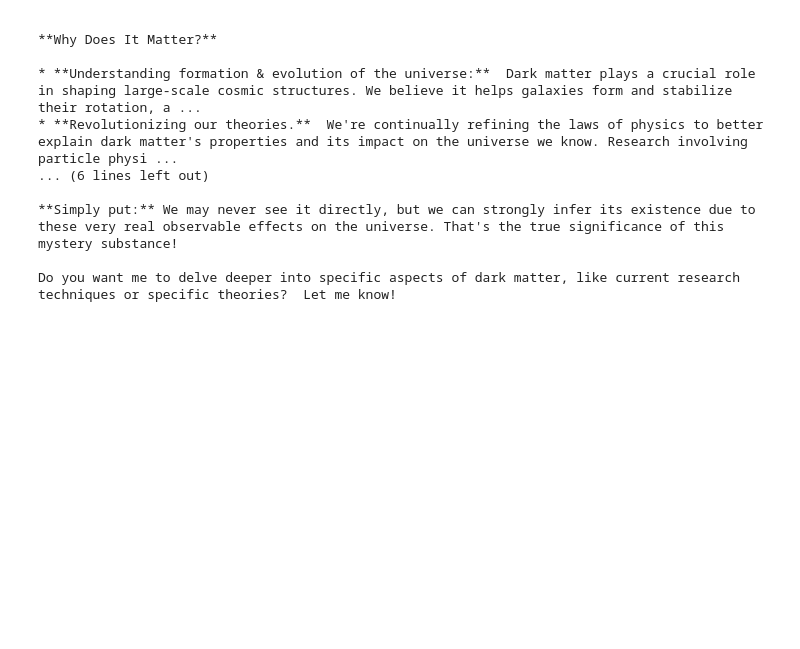
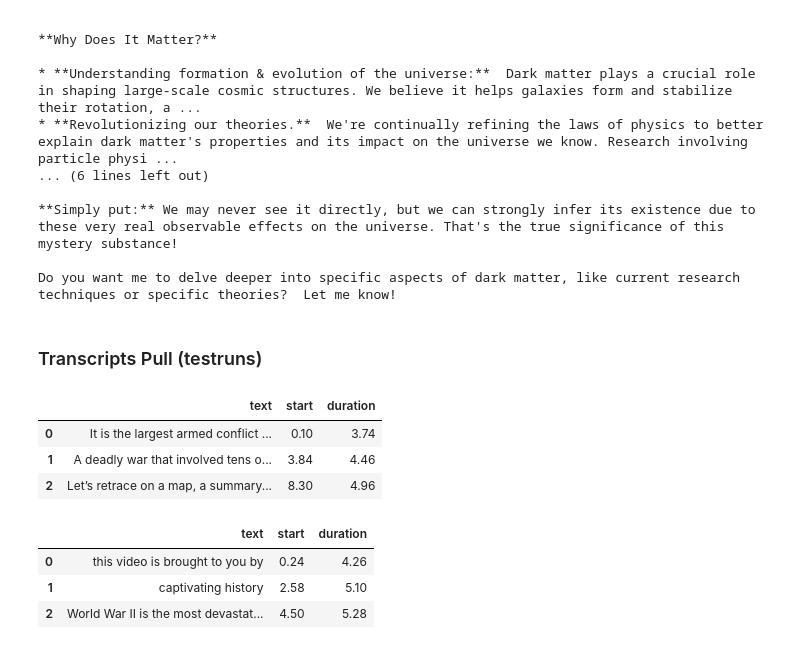
Before and after one commit to quickSilverShanks/VidSage, a Jupyter notebook: notebooks/code_testruns.ipynb, the cells around one changed output. Saved outputs shown, nothing was run; the diff lists cells and outputs as text; code cells hidden in the pictures; blank space fills up the shorter version.

```diff
--- a/notebooks/code_testruns.ipynb
+++ b/notebooks/code_testruns.ipynb
@@ -414,3 +414,31 @@ There's a lot to explore when investigating the fascinating mystery of dark matt
 **Simply put:** We may never see it directly, but we can strongly infer its existence due to these very real observable effects on the universe. That's the true significance of this mystery substance!
 
 Do you want me to delve deeper into specific aspects of dark matter, like current research techniques or specific theories?  Let me know!
+# %% [markdown]
+### Transcripts Pull (testruns)
+# %%
+from youtube_transcript_api import YouTubeTranscriptApi
+import pandas as pd
+VIDEO_ID = 'AUXIuYHFgBE'
+LANG = ['en', 'en-US', ]
+srt = YouTubeTranscriptApi.get_transcript(VIDEO_ID, languages=LANG)
+df_srt = pd.DataFrame(srt)
+df_srt.head(3)
+# %% [output]
+|  | text | start | duration |
+| 0 | It is the largest armed conflict ... | 0.10 | 3.74 |
+| 1 | A deadly war that involved tens o... | 3.84 | 4.46 |
+| 2 | Let’s retrace on a map, a summary... | 8.30 | 4.96 |
+# %%
+from youtube_transcript_api import YouTubeTranscriptApi
+import pandas as pd
+VIDEO_ID = 'YoaXGUq-l50'
+LANG = ['en', 'en-US', ]
+srt = YouTubeTranscriptApi.get_transcript(VIDEO_ID, languages=LANG)
+df_srt = pd.DataFrame(srt)
+df_srt.head(3)
+# %% [output]
+|  | text | start | duration |
+| 0 | this video is brought to you by | 0.24 | 4.26 |
+| 1 | captivating history | 2.58 | 5.10 |
+| 2 | World War II is the most devastat... | 4.50 | 5.28 |
```
Also changed, not shown: 18 other files.
